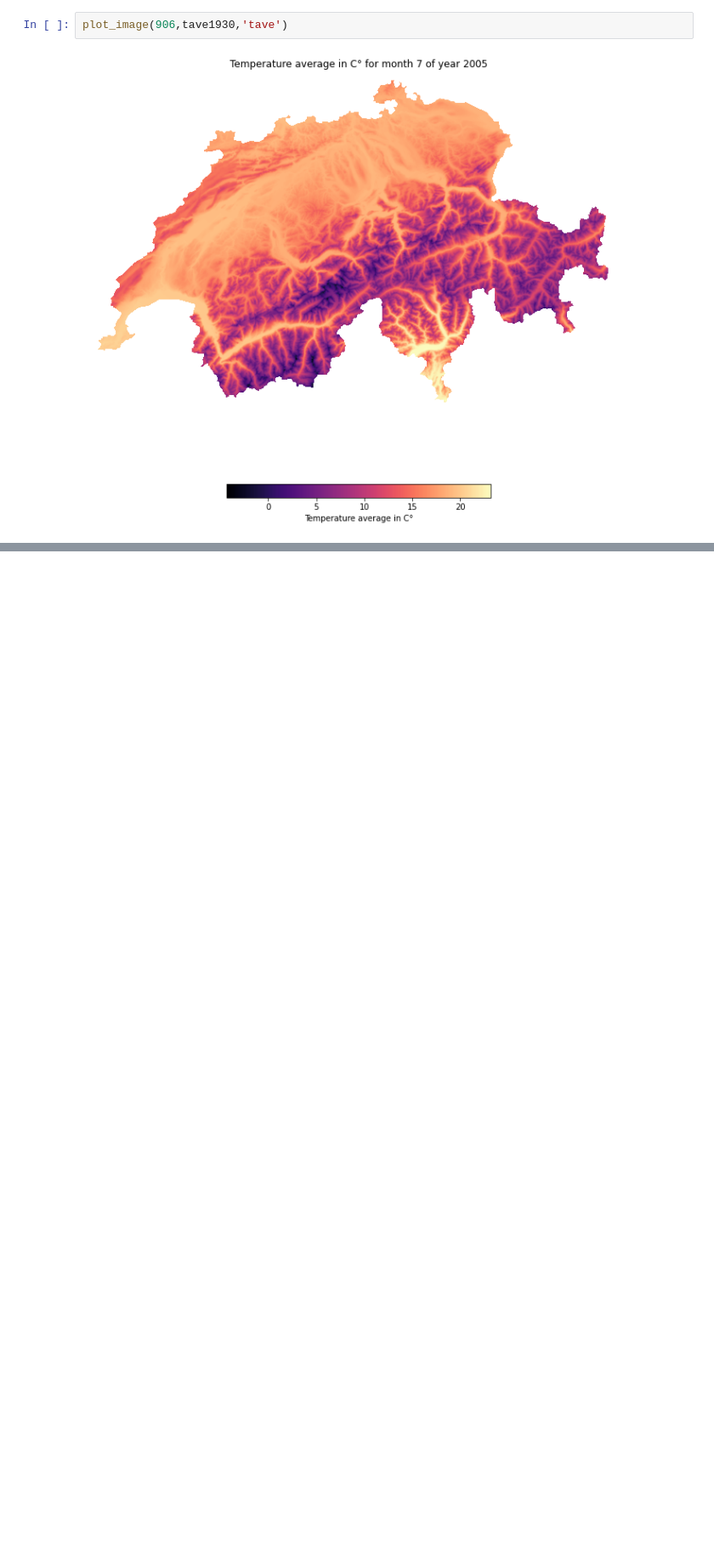
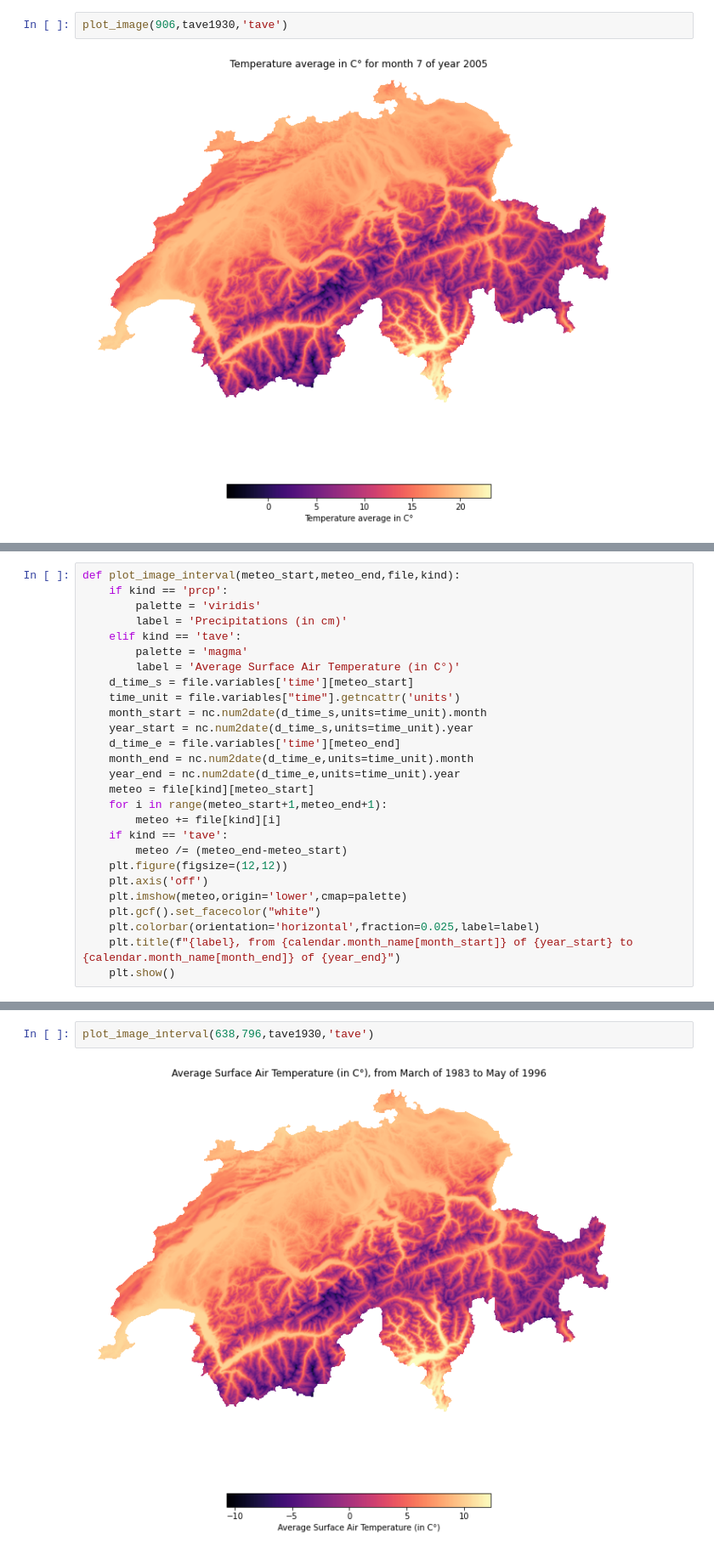
Before and after one commit to Ukratic/Jedha_fullstack, a Jupyter notebook: 6. Protective Forests/meteo_2.ipynb, the cells around one changed output, grey strips where cells are left out. Shown at 85% size. Saved outputs shown, nothing was run; the diff lists cells and outputs as text; blank space fills up the shorter version.

```diff
--- a/6. Protective Forests/meteo_2.ipynb
+++ b/6. Protective Forests/meteo_2.ipynb
@@ -202,0 +212,27 @@ plot_image(906,tave1930,'tave')
+# %%
+def plot_image_interval(meteo_start,meteo_end,file,kind):
+    if kind == 'prcp':
+        palette = 'viridis'
+        label = 'Precipitations (in cm)'
+    elif kind == 'tave':
+        palette = 'magma'
+        label = 'Average Surface Air Temperature (in C°)'
+    d_time_s = file.variables['time'][meteo_start]
+    time_unit = file.variables["time"].getncattr('units')
+    month_start = nc.num2date(d_time_s,units=time_unit).month
+    year_start = nc.num2date(d_time_s,units=time_unit).year
+    d_time_e = file.variables['time'][meteo_end]
+    month_end = nc.num2date(d_time_e,units=time_unit).month
+    year_end = nc.num2date(d_time_e,units=time_unit).year
+    meteo = file[kind][meteo_start]
+    for i in range(meteo_start+1,meteo_end+1):
+        meteo += file[kind][i]
+    if kind == 'tave':
+        meteo /= (meteo_end-meteo_start)
+    plt.figure(figsize=(12,12))
+    plt.axis('off')
+    plt.imshow(meteo,origin='lower',cmap=palette)
+    plt.gcf().set_facecolor("white")
+    plt.colorbar(orientation='horizontal',fraction=0.025,label=label)
+    plt.title(f"{label}, from {calendar.month_name[month_start]} of {year_start} to {calendar.month_name[month_end]} of {year_end}")
+    plt.show()
@@ -202,0 +250,4 @@ plot_image(906,tave1930,'tave')
+# %%
+plot_image_interval(638,796,tave1930,'tave')
+# %% [output]
+[figure, added]
```
Also changed, not shown: parts of 23 cells of this notebook, 16 other files.
